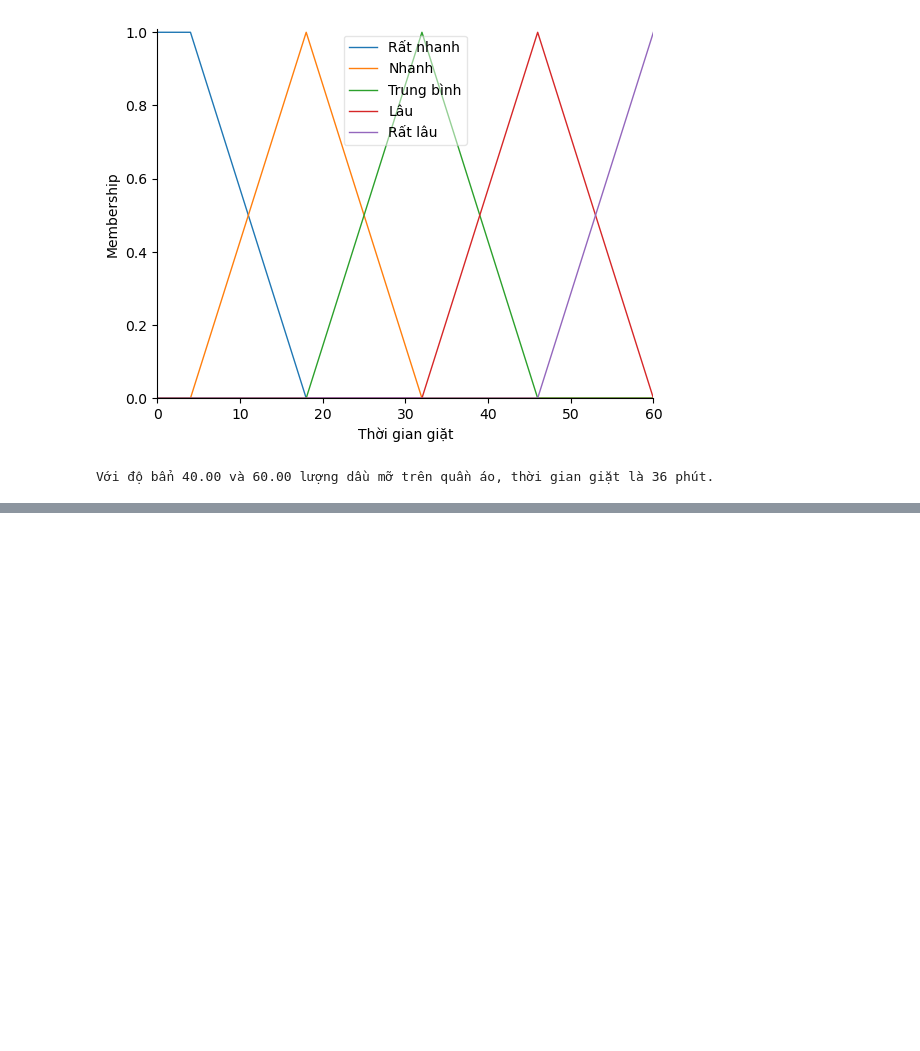
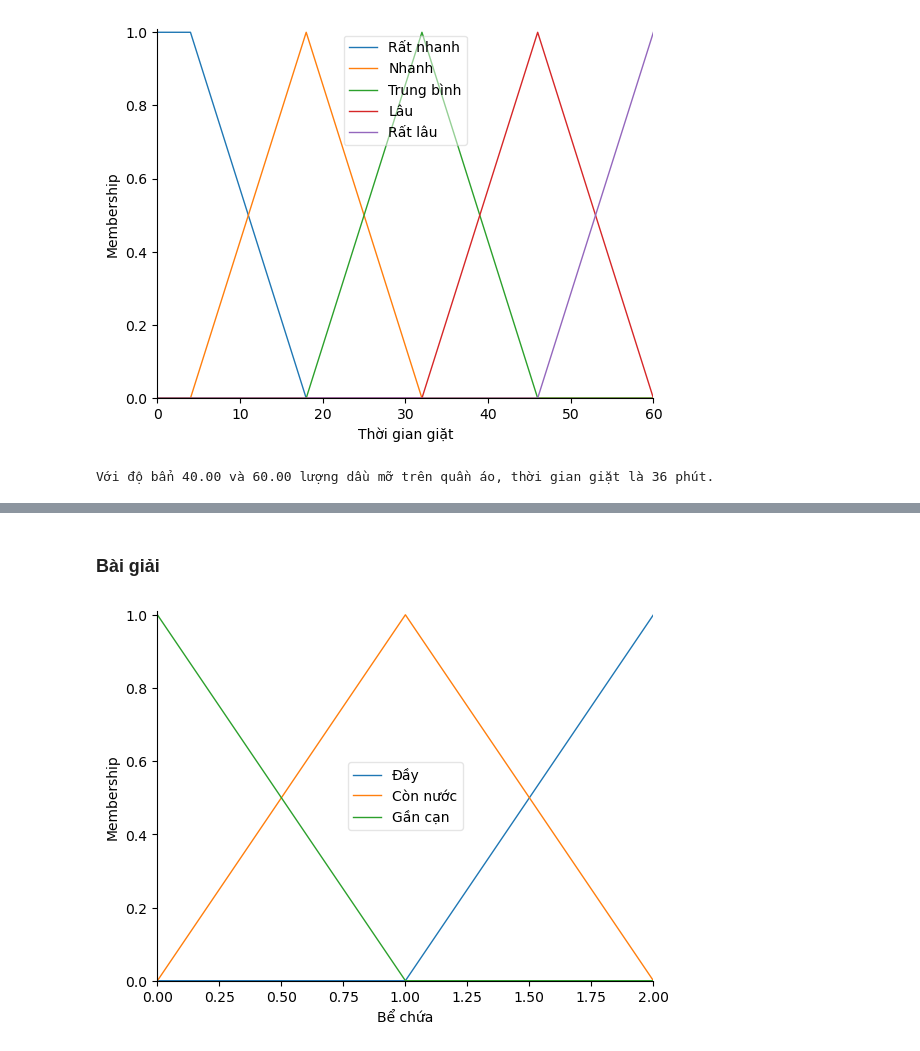
Before and after one commit to ThuanNP/sgu26_fuzzy_logic_app, a Jupyter notebook: Bai03/BaiTap3.ipynb, the cells around one changed output, grey strips where cells are left out. Drawn from its saved outputs; the diff is of its cells as text; code cells hidden in the pictures; blank space fills up the shorter version.

Commit message:
Giải bài tập 3

```diff
--- a/Bai03/BaiTap3.ipynb
+++ b/Bai03/BaiTap3.ipynb
@@ -237,0 +134,2 @@ Với độ bẩn 40.00 và 60.00 lượng dầu mỡ trên quần áo, thời g
+# %% [markdown]
+### Bài giải
@@ -237,0 +142,21 @@ Với độ bẩn 40.00 và 60.00 lượng dầu mỡ trên quần áo, thời g
+# %%
+### Xây dựng không gian nề tương ứng
+C = np.arange(0, 2.01, 0.01)
+T = C
+Tg = np.arange(0, 30.1, 0.1)
+
+### Xác định tiền đề và kết luận
+Cistern = ctrl.Antecedent(C, "Bể chứa")
+Tank = ctrl.Antecedent(T, "Bồn")
+Time = ctrl.Consequent(Tg, "Thời gian")
+
+### Các tập mờ
+Cistern["Đầy"] = fz.trimf(Cistern.universe, [1,2,2])
+Cistern["Còn nước"] = fz.trimf(Cistern.universe, [0,1,2])
+Cistern["Gần cạn"] = fz.trimf(Cistern.universe, [0,0,1])
+
+Cistern.view()
+
+plt.show()
+# %% [output]
+[figure, added]
```
Also changed, not shown: parts of 8 cells of this notebook.
